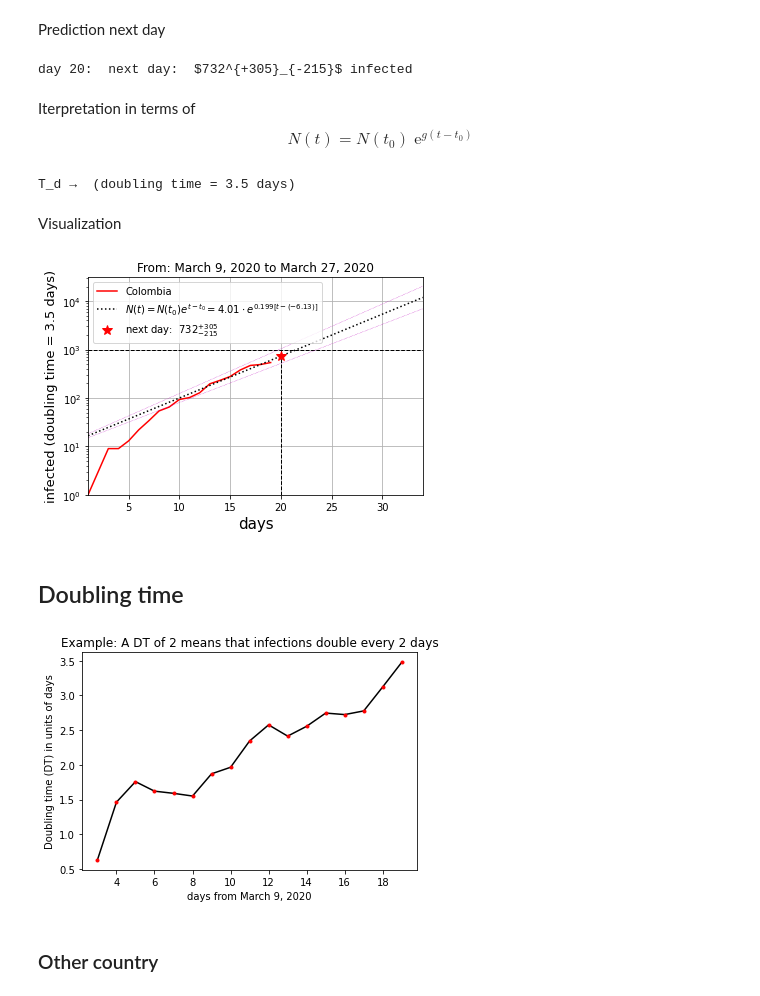
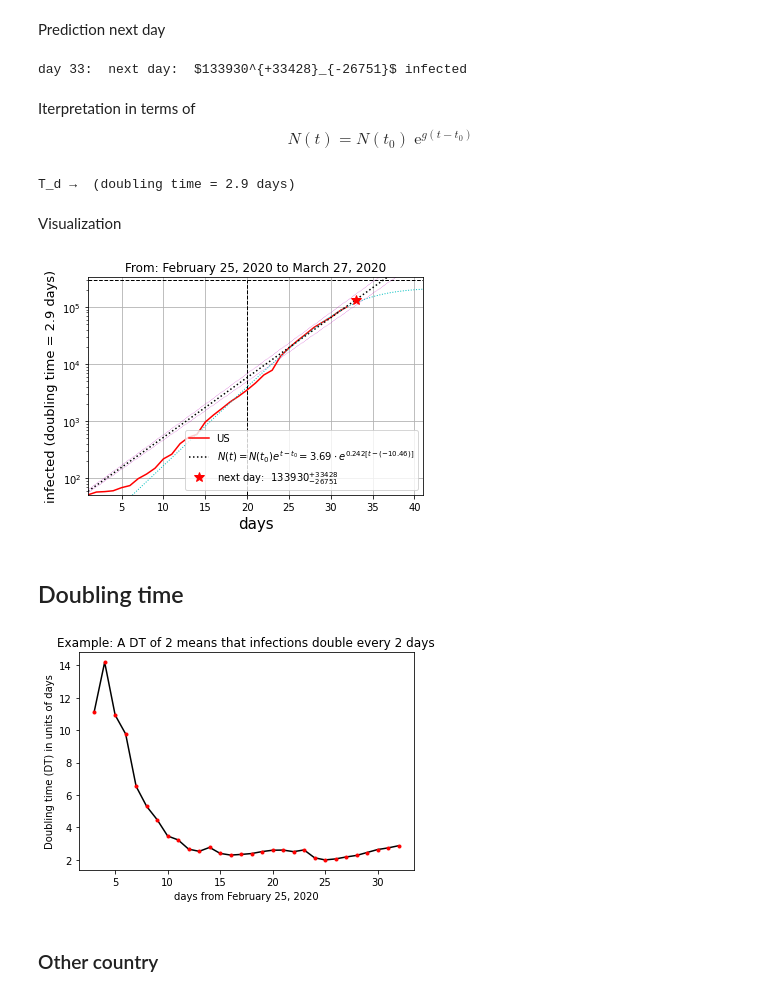
Before and after one commit to restrepo/COVID-19, a Jupyter notebook: covid.ipynb, the cells around one changed output. Cells and saved outputs as stored; diff of their text form; code cells hidden in the pictures.

```diff
--- a/covid.ipynb
+++ b/covid.ipynb
@@ -186,11 +186,11 @@ For doubling times analysis for other countries see [Forbes](https://www.forbes.
 ### Select data for Colombia
 # %%
 NOT_OFFICIAL_UPDATE=False
-c='Colombia'
-max_forecast=1000
+c='US'
+max_forecast=300000
 prediction=20
-extra_days=16
-start_day='3/9/20'
+extra_days=10
+start_day='2/25/20'
 #dr=date_range(date_start=start_day,date_end=dmax)
 #cvrg=cv[cv['Country/Region']==c].reset_index(drop=True)
 #y=cvrg[dr].values.tolist()[0]
@@ -232,7 +232,7 @@ next_day=r'next day:  $%g^{+%g}_{-%g}$' %(
                         int( infc ),int( pinfc ),int( minfc )  )
 print('day {}:  {} infected'.format(x[-1]+1,next_day) )
 # %% [output]
-day 20:  next day:  $732^{+305}_{-215}$ infected
+day 33:  next day:  $133930^{+33428}_{-26751}$ infected
 # %% [markdown]
 Iterpretation in terms of
 $$N(t)=N(t_0)\operatorname{e}^{g(t-t_0)}$$
@@ -252,11 +252,11 @@ else:
     texmodel=''
     dt=''
 # %% [output]
-T_d →  (doubling time = 3.5 days)
+T_d →  (doubling time = 2.9 days)
 # %% [markdown]
 Visualization
 # %%
-LOGISTIC=False
+LOGISTIC=True
 ERRORS=True
 ylinlog='log'
 xx=range(x[0],x[-1]+extra_days)
@@ -284,35 +284,35 @@ if LOGISTIC:
     plt.plot(xx,
          logistic_model(xx,logistic_fit[0][0],logistic_fit[0][1],logistic_fit[0][2]),
          'c:',lw=1
           )
 
 plt.hlines(max_forecast,xx[0],xx[-1],linestyles='--',lw=1)
 plt.vlines(prediction,ymin,max_forecast,linestyles='--',lw=1)
 
 plt.title('From: {} to {}'.format(
     datetime.datetime.strptime(start_day,"%m/%d/%y").strftime("%B %-d, %Y"),
     datetime.datetime.strptime(dmax,"%m/%d/%y").strftime("%B %-d, %Y") ) )
 plt.plot(x[-1]+1,infc,'r*',markersize=10,
          label=next_day
          )
 
-plt.legend(loc='upper left')
+plt.legend()#(loc='upper left')
 plt.xscale('linear')
 plt.yscale(ylinlog)
 plt.xlabel('days',size=15)
 plt.ylabel('infected '+dt,size=13 )
 if ylinlog=='linear':
     xmax=x[-1]+2
     ymax=y[-1]+infc+Δb
 else:
     xmax=xx[-1]
     ymax=max_forecast+30000
 plt.xlim(xx[0],xmax)
 plt.ylim(ymin,ymax)
 plt.grid()
 plt.savefig('Colombia.png')
 # %% [output]
-[figure, old version]
+[figure, new version]
 # %% [markdown]
 
 ## Doubling time
@@ -328,7 +328,7 @@ plt.xlabel('days from {}'.format(
 plt.ylabel('Doubling time (DT) in units of days')
 plt.savefig('doublingtime.png')
 # %% [output]
-[figure, old version]
+[figure, new version]
 # %% [markdown]
 ### Other country
 # %%
```
Also changed, not shown: parts of 2 cells of this notebook.
